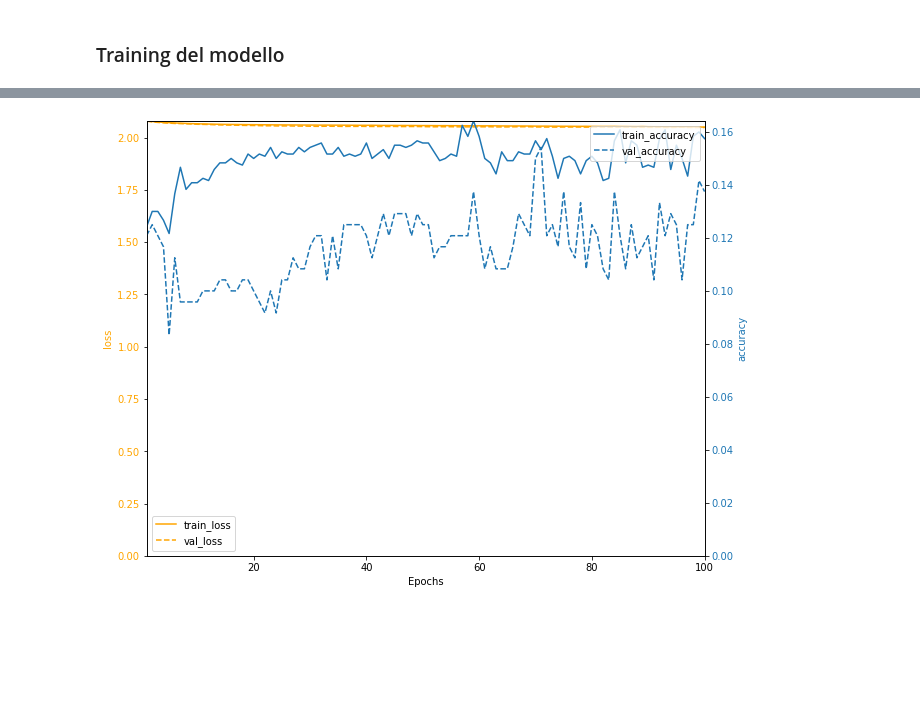
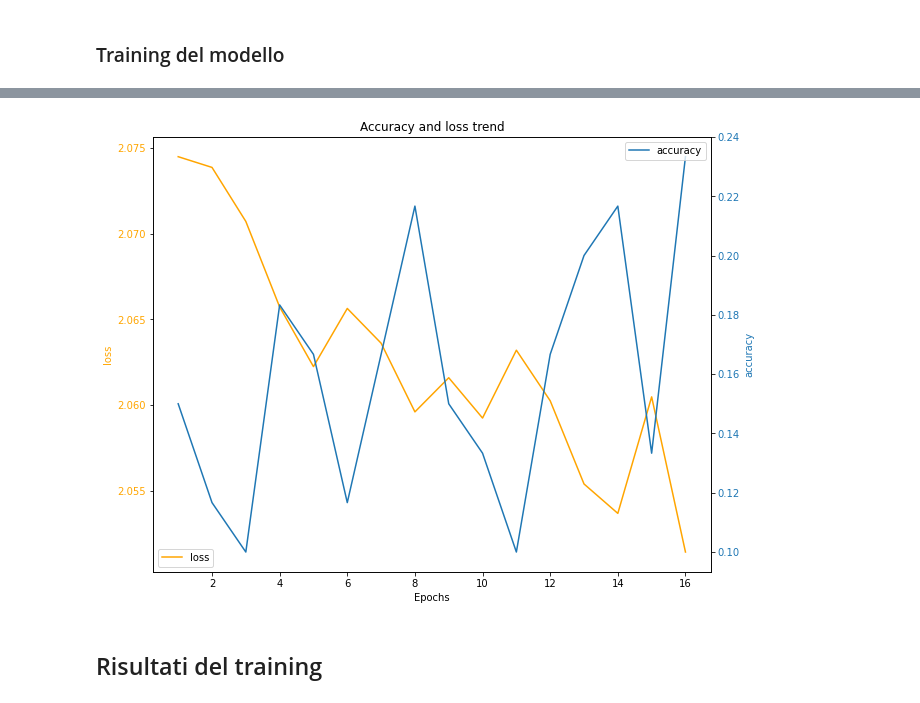
Before and after one commit to lbracchi/tesiMagistrale, a Jupyter notebook: notebook.ipynb, the cells around one changed output, grey strips where cells are left out. Saved outputs shown, nothing was run; the diff lists cells and outputs as text; code cells hidden in the pictures; blank space fills up the shorter version.

Commit message:
added cross-validation + loss and accuracy plot on validation set

```diff
--- a/notebook.ipynb
+++ b/notebook.ipynb
@@ -380,3 +408,35 @@ Number of classes(emotions): 8
+# %%
+def cross_validation(model):
+  #define array of metrics, one value for every cross-validation iteration
+  model_loss = []
+  model_accuracy = []
+  model_f1 = []
+  #on every iteration fix a different actor, train on the other actors and test on him
+  for test_actor_index in training_actors:
+    #define train and test set for the current iteration
+    cross_test_set = training_set.loc[training_set['Actor'].isin([test_actor_index])]
+    cross_training_set = training_set.drop(cross_test_set.index)
+
+    #project training set and test set to get separately data and classes
+    train_data = cross_training_set.iloc[:,1:194]
+    train_classes = cross_training_set.iloc[:,194:]
+    test_data = cross_test_set.iloc[:,1:194]
+    test_classes = cross_test_set.iloc[:,194:]
+    #reshape data
+    train_data = train_data.to_numpy()
+    train_data = train_data.reshape((train_data.shape[0], train_data.shape[1], 1))
+    test_data = test_data.to_numpy()
+    test_data = test_data.reshape((test_data.shape[0], test_data.shape[1], 1))
+
+    # fit the classifier
+    print("Training on {} data".format(train_data.shape[0]))
+    model.fit(train_data, train_classes)
+    # compute the score and record it
+    test_result = model.evaluate(test_data, test_classes)
+    model_loss.append(test_result[0]) #metrics are loss and accuracy
+    model_accuracy.append(test_result[1])
+
+  return model_loss, model_accuracy
 # %% [markdown]
 
 ## RNN base
@@ -511,10 +559,6 @@ plot_model(lstm, show_shapes=True, show_layer_names=False)
 # %%
 optimizer = Adam(learning_rate=0.003)
 
-lstm.compile(loss='categorical_crossentropy', optimizer='adam', metrics=['accuracy'])
+lstm.compile(loss='categorical_crossentropy', optimizer=optimizer, metrics=['accuracy'])
 # %% [markdown]
 ### Training del modello
-# %%
-epoch_count = 100
-
-history = lstm.fit(train_x, train_y, validation_data=(test_x, test_y), epochs=epoch_count, batch_size=32)
@@ -538,0 +565,2 @@ Epoch 100/100
+# %%
+loss, accuracy = cross_validation(lstm)
@@ -539,4 +585,6 @@ Epoch 100/100
 # %%
-plot_history(history,'accuracy')
+plot_history(loss, accuracy)
 # %% [output]
-[figure, old version]
+[figure, new version]
+# %% [markdown]
+## Risultati del training
```
Also changed, not shown: parts of 29 cells of this notebook.
